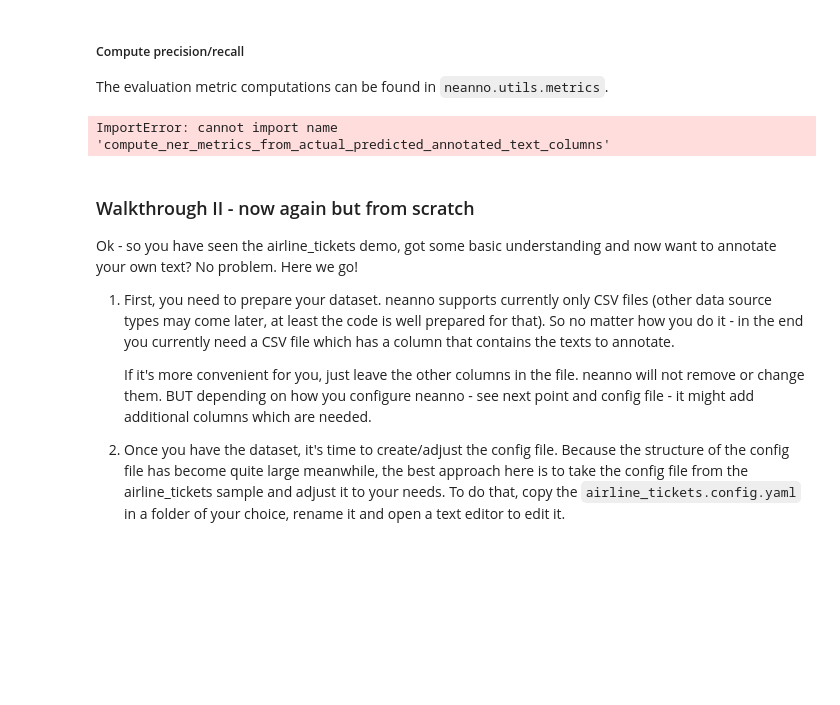
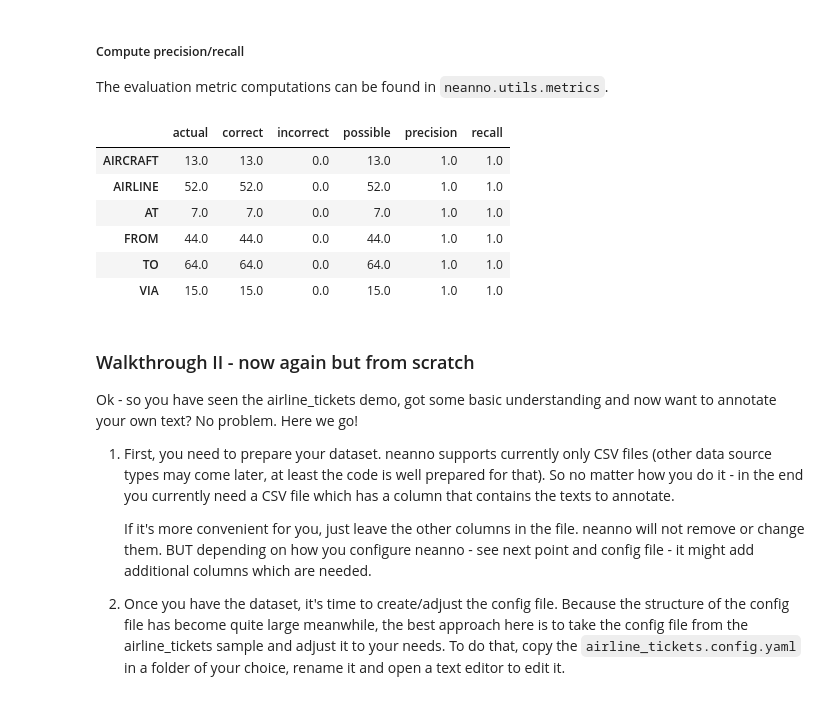
Before and after one commit to timoklimmer/neanno, a Jupyter notebook: documentation/neanno-getting-started.ipynb, the cells around one changed output. Cells and saved outputs as stored; diff of their text form; code cells hidden in the pictures; blank space fills up the shorter version.

```diff
--- a/documentation/neanno-getting-started.ipynb
+++ b/documentation/neanno-getting-started.ipynb
@@ -241,11 +241,17 @@ df_to_print
 The evaluation metric computations can be found in `neanno.utils.metrics`.
 # %%
 from neanno.utils.metrics import compute_ner_metrics_from_actual_predicted_annotated_text_columns
-
-compute_ner_metrics_from_actual_predicted_annotated_text_columns(
-    df["Text"], df["Text"], ["AIRLINE", "FROM", "TO", "VIA", "AT", "AIRCRAFT"])
+df_to_show = pd.DataFrame(compute_ner_metrics_from_actual_predicted_annotated_text_columns(
+    df["Text"], df["Text"])).T
+df_to_show
 # %% [output]
-ImportError: cannot import name 'compute_ner_metrics_from_actual_predicted_annotated_text_columns'
+|  | actual | correct | incorrect | possible | precision | recall |
+| AIRCRAFT | 13.0 | 13.0 | 0.0 | 13.0 | 1.0 | 1.0 |
+| AIRLINE | 52.0 | 52.0 | 0.0 | 52.0 | 1.0 | 1.0 |
+| AT | 7.0 | 7.0 | 0.0 | 7.0 | 1.0 | 1.0 |
+| FROM | 44.0 | 44.0 | 0.0 | 44.0 | 1.0 | 1.0 |
+| TO | 64.0 | 64.0 | 0.0 | 64.0 | 1.0 | 1.0 |
+| VIA | 15.0 | 15.0 | 0.0 | 15.0 | 1.0 | 1.0 |
 # %% [markdown]
 ### Walkthrough II - now again but from scratch
 
```
